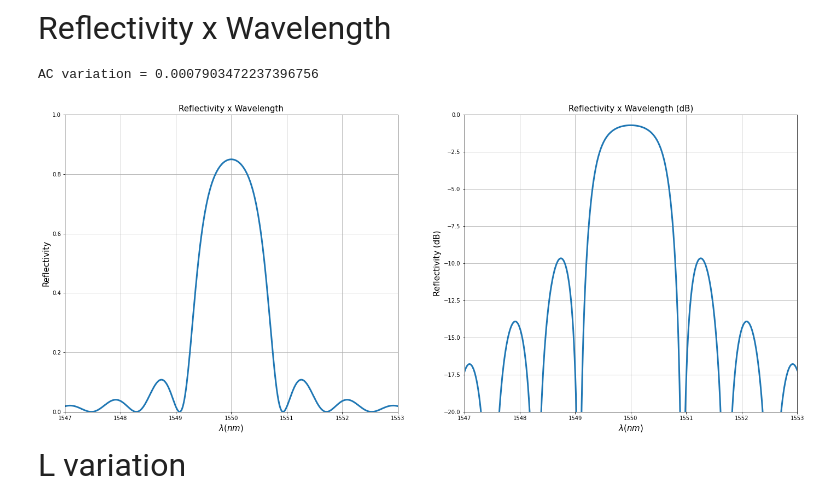
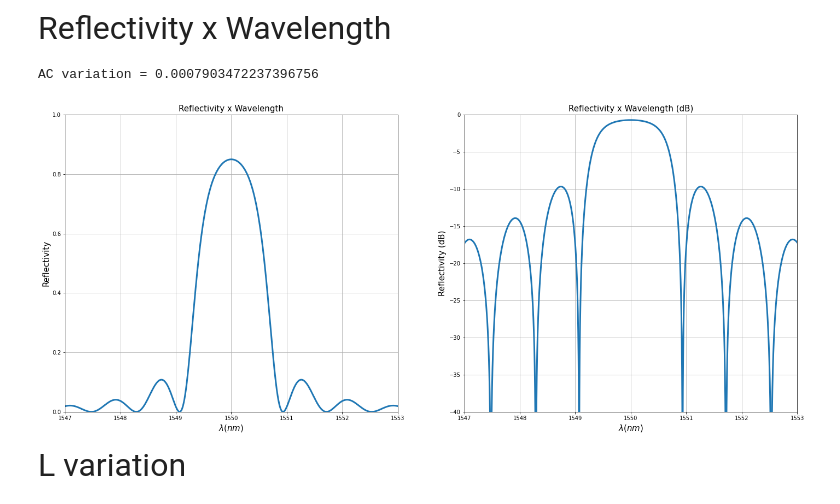
Before and after one commit to AndreyPaiva/Photonics, a Jupyter notebook: Braggs Grating/simulation/python/Theoretical calculations.ipynb, the cells around one changed output. Saved outputs shown, nothing was run; the diff lists cells and outputs as text; code cells hidden in the pictures.

```diff
--- a/Braggs Grating/simulation/python/Theoretical calculations.ipynb
+++ b/Braggs Grating/simulation/python/Theoretical calculations.ipynb
@@ -26,35 +26,35 @@ L = 1e-3
 pi = np.pi
 lmbd = np.linspace(1547e-9, 1553e-9, 10000)
 detuning = 2*pi*neff*(1/lmbd - 1/lambdaD)
 sigma = 0
 DCcoupling = sigma + detuning
 kappa = np.arctanh(np.sqrt(rmax))/L
 ACvariation = kappa*lambdaD/pi
 print('AC variation = {}'.format(ACvariation))
 
 r = (np.sinh(csqrt(kappa**2 - DCcoupling**2)*L)**2)/(np.cosh(csqrt(kappa**2 - DCcoupling**2)*L)**2 - (DCcoupling**2/kappa**2))
 rdb = 10*np.log10(r)
 
 fig1, ax0 = plt.subplots(1, 2, figsize = (24,10))
 
 ax0[0].plot(lmbd*1e9, r, linewidth = 3)
 ax0[0].set_title('Reflectivity x Wavelength', fontsize = 15)
 ax0[0].set_xlabel(r'$\lambda (nm)$', fontsize = 15)
 ax0[0].set_ylabel('Reflectivity', fontsize = 15)
 ax0[0].set_xlim(1547, 1553)
 ax0[0].set_ylim(0, 1)
 ax0[0].grid(True)
 
 ax0[1].plot(lmbd*1e9, rdb, linewidth = 3)
 ax0[1].set_title('Reflectivity x Wavelength (dB)', fontsize = 15)
 ax0[1].set_xlabel(r'$\lambda (nm)$', fontsize = 15)
 ax0[1].set_ylabel('Reflectivity (dB)', fontsize = 15)
 ax0[1].set_xlim(1547, 1553)
-ax0[1].set_ylim(-20, 0)
+ax0[1].set_ylim(-40, 0)
 ax0[1].grid(True)
 # %% [output]
 AC variation = 0.0007903472237396756
-[figure, old version]
+[figure, new version]
 # %% [markdown]
 <font size = 6>L variation
 # %%
```
Also changed, not shown: parts of 2 cells of this notebook, 2 other files.
